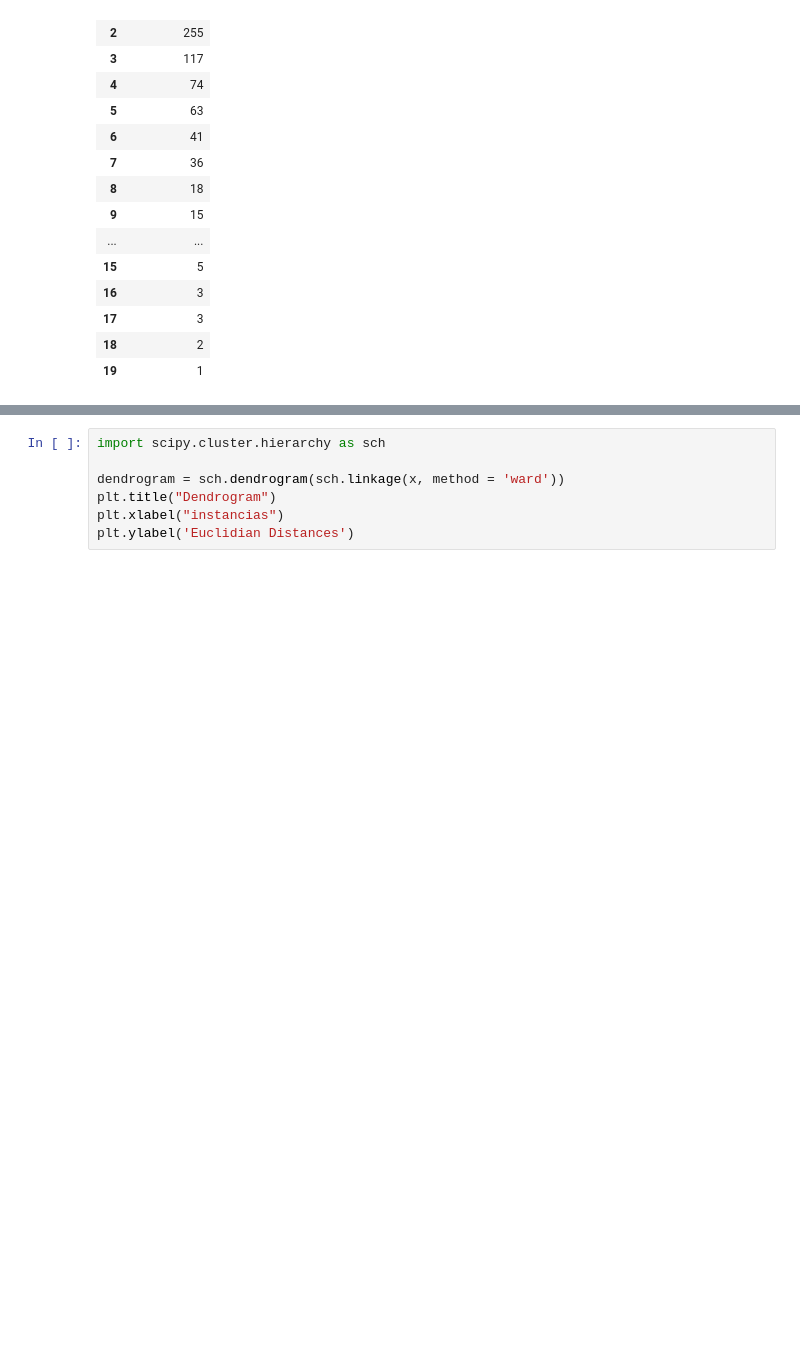
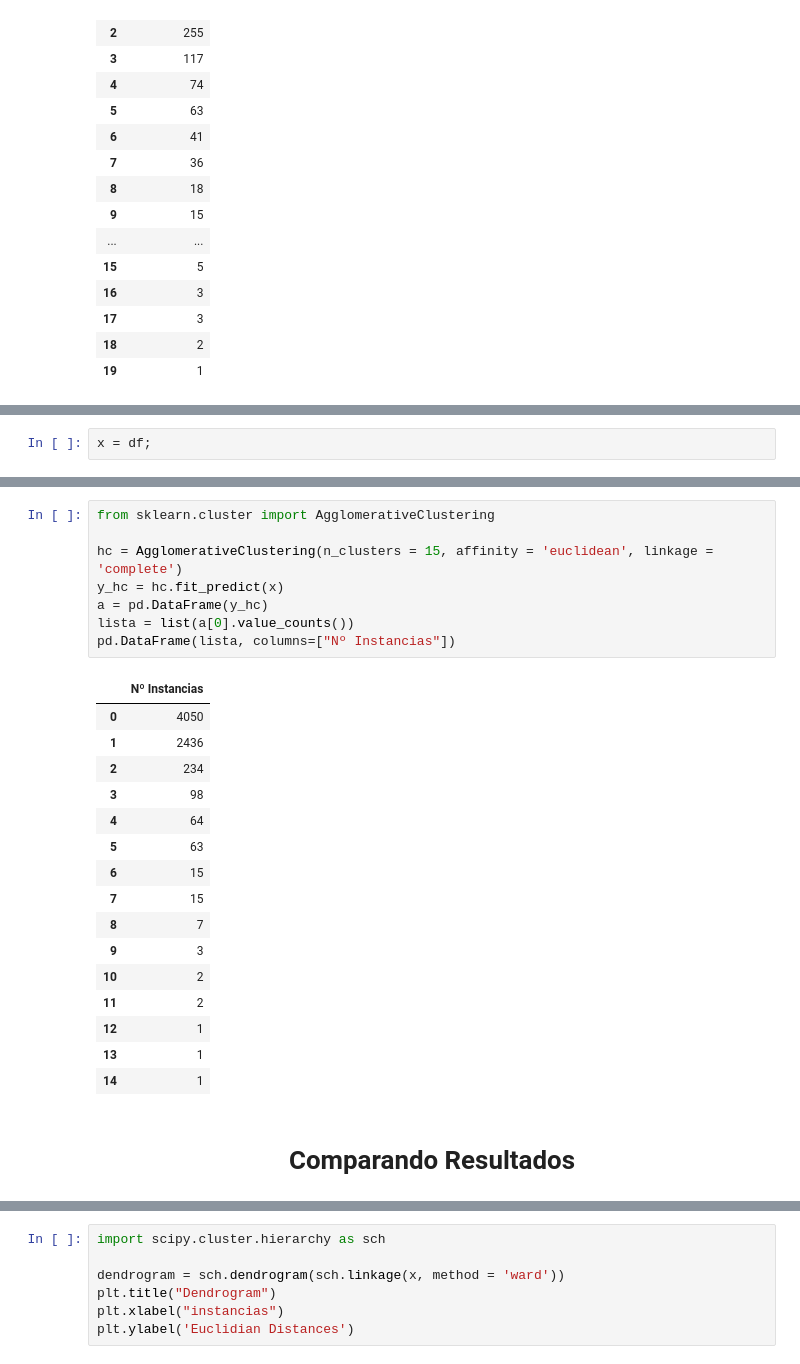
Before and after one commit to thalesmonteiro/Artificial-Intelligence-Test, a Jupyter notebook: Questao3.ipynb, the cells around one changed output, grey strips where cells are left out. Saved outputs shown, nothing was run; the diff lists cells and outputs as text; blank space fills up the shorter version.

```diff
--- a/Questao3.ipynb
+++ b/Questao3.ipynb
@@ -300,0 +400,2 @@ len(y_hc)
+# %%
+x = df;
@@ -300,0 +478,27 @@ len(y_hc)
+# %%
+from sklearn.cluster import AgglomerativeClustering
+
+hc = AgglomerativeClustering(n_clusters = 15, affinity = 'euclidean', linkage = 'complete')
+y_hc = hc.fit_predict(x)
+a = pd.DataFrame(y_hc)
+lista = list(a[0].value_counts())
+pd.DataFrame(lista, columns=["Nº Instancias"])
+# %% [output]
+|  | Nº Instancias |
+| 0 | 4050 |
+| 1 | 2436 |
+| 2 | 234 |
+| 3 | 98 |
+| 4 | 64 |
+| 5 | 63 |
+| 6 | 15 |
+| 7 | 15 |
+| 8 | 7 |
+| 9 | 3 |
+| 10 | 2 |
+| 11 | 2 |
+| 12 | 1 |
+| 13 | 1 |
+| 14 | 1 |
+# %% [markdown]
+# <center> Comparando Resultados </center>
```
Also changed, not shown: parts of 37 cells of this notebook.
